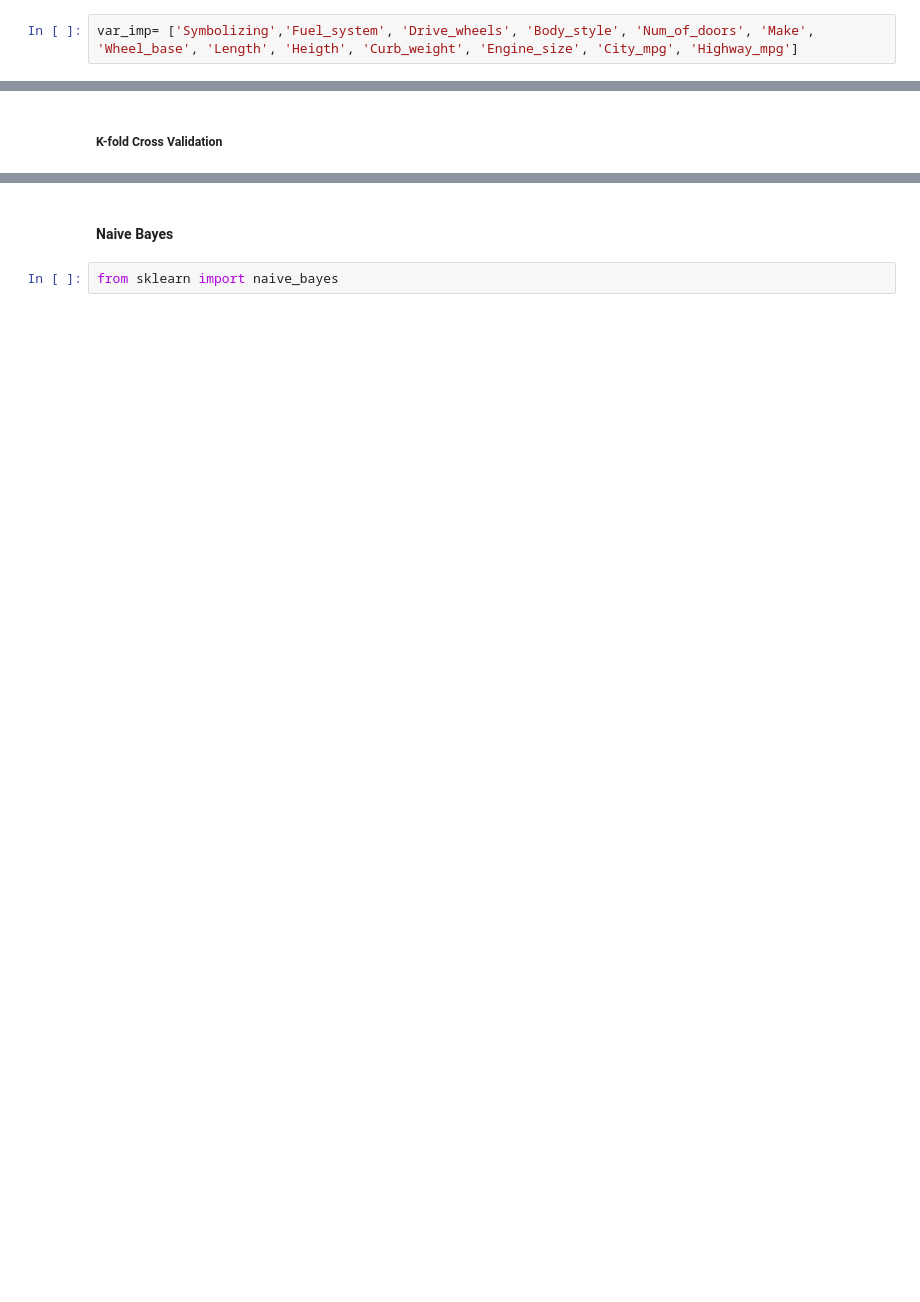
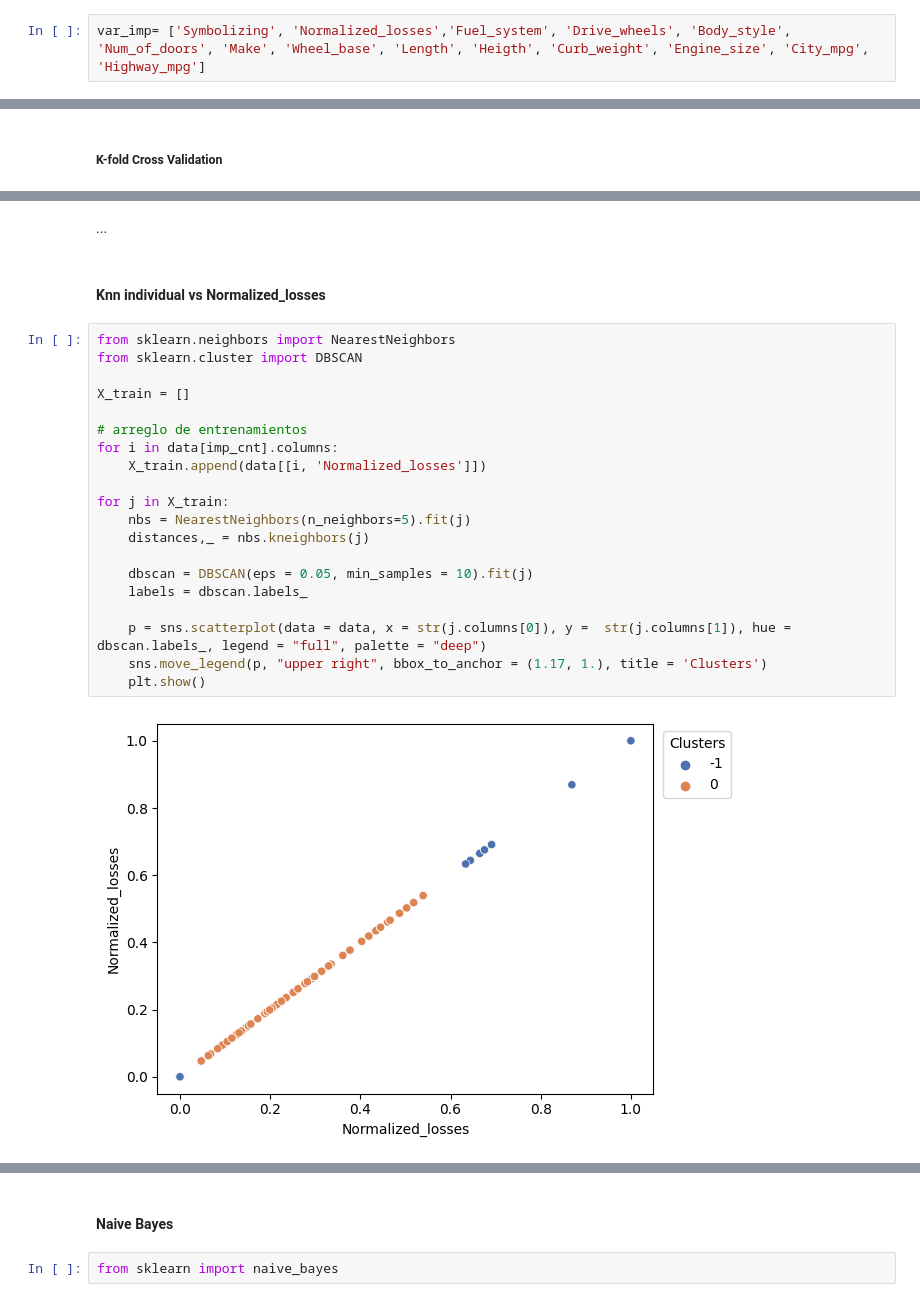
Before and after one commit to SebastianMosqueraCaicedo/ana-datos-riesgo, a Jupyter notebook: Proyect_Agredo_Mosquera.ipynb, the cells around one changed output, grey strips where cells are left out. Saved outputs shown, nothing was run; the diff lists cells and outputs as text; blank space fills up the shorter version.

```diff
--- a/Proyect_Agredo_Mosquera.ipynb
+++ b/Proyect_Agredo_Mosquera.ipynb
@@ -754,7 +775,7 @@ Estas variables tienen un mayor coeficiente de relacion entre si y otras variabl
 
 Es decir, Si se hace un cambio en un carro a la base de la rueda, las dimensiones del chasis o el tamaño y velocidad del motor, es mas probable que haya un cambio en
 # %%
-var_imp= ['Symbolizing','Fuel_system', 'Drive_wheels', 'Body_style', 'Num_of_doors', 'Make', 'Wheel_base', 'Length', 'Heigth', 'Curb_weight', 'Engine_size', 'City_mpg', 'Highway_mpg']
+var_imp= ['Symbolizing', 'Normalized_losses','Fuel_system', 'Drive_wheels', 'Body_style', 'Num_of_doors', 'Make', 'Wheel_base', 'Length', 'Heigth', 'Curb_weight', 'Engine_size', 'City_mpg', 'Highway_mpg']
 # %% [markdown]
 ## PT2 - Limpieza de datos, entrenamiento y evaluacion de modelos
 # %% [markdown]
@@ -868,0 +1108,26 @@ En general, la precision del test es bastante baja, con una varianza excesivamen
+# %% [markdown]
+...
+# %% [markdown]
+#### Knn individual vs Normalized_losses
+# %%
+from sklearn.neighbors import NearestNeighbors
+from sklearn.cluster import DBSCAN
+
+X_train = []
+
+# arreglo de entrenamientos
+for i in data[imp_cnt].columns:
+    X_train.append(data[[i, 'Normalized_losses']])
+
+for j in X_train:
+    nbs = NearestNeighbors(n_neighbors=5).fit(j)
+    distances,_ = nbs.kneighbors(j)
+
+    dbscan = DBSCAN(eps = 0.05, min_samples = 10).fit(j)
+    labels = dbscan.labels_
+
+    p = sns.scatterplot(data = data, x = str(j.columns[0]), y =  str(j.columns[1]), hue = dbscan.labels_, legend = "full", palette = "deep")
+    sns.move_legend(p, "upper right", bbox_to_anchor = (1.17, 1.), title = 'Clusters')
+    plt.show()
+# %% [output]
+[figure, added]
```
Also changed, not shown: parts of 78 cells of this notebook.
